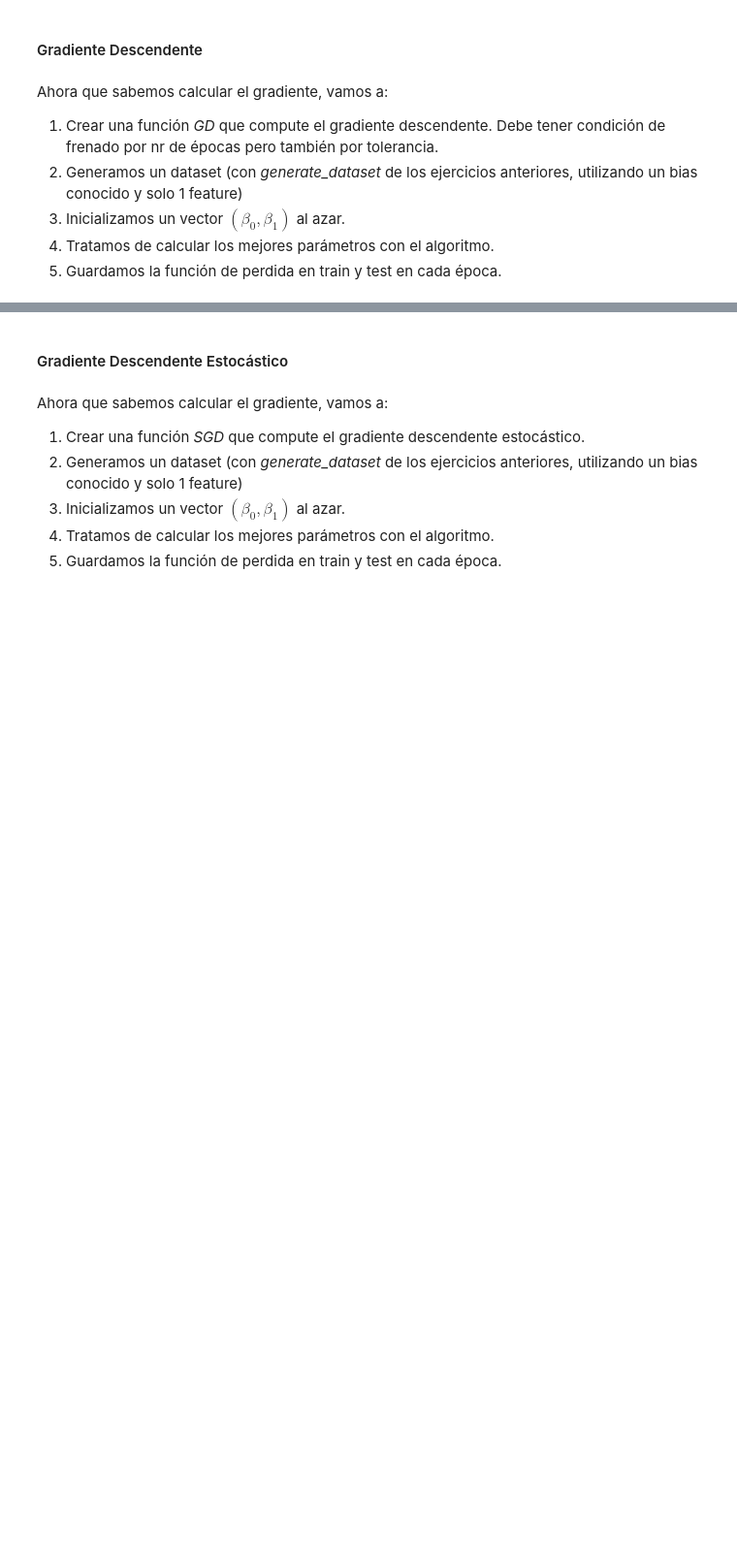
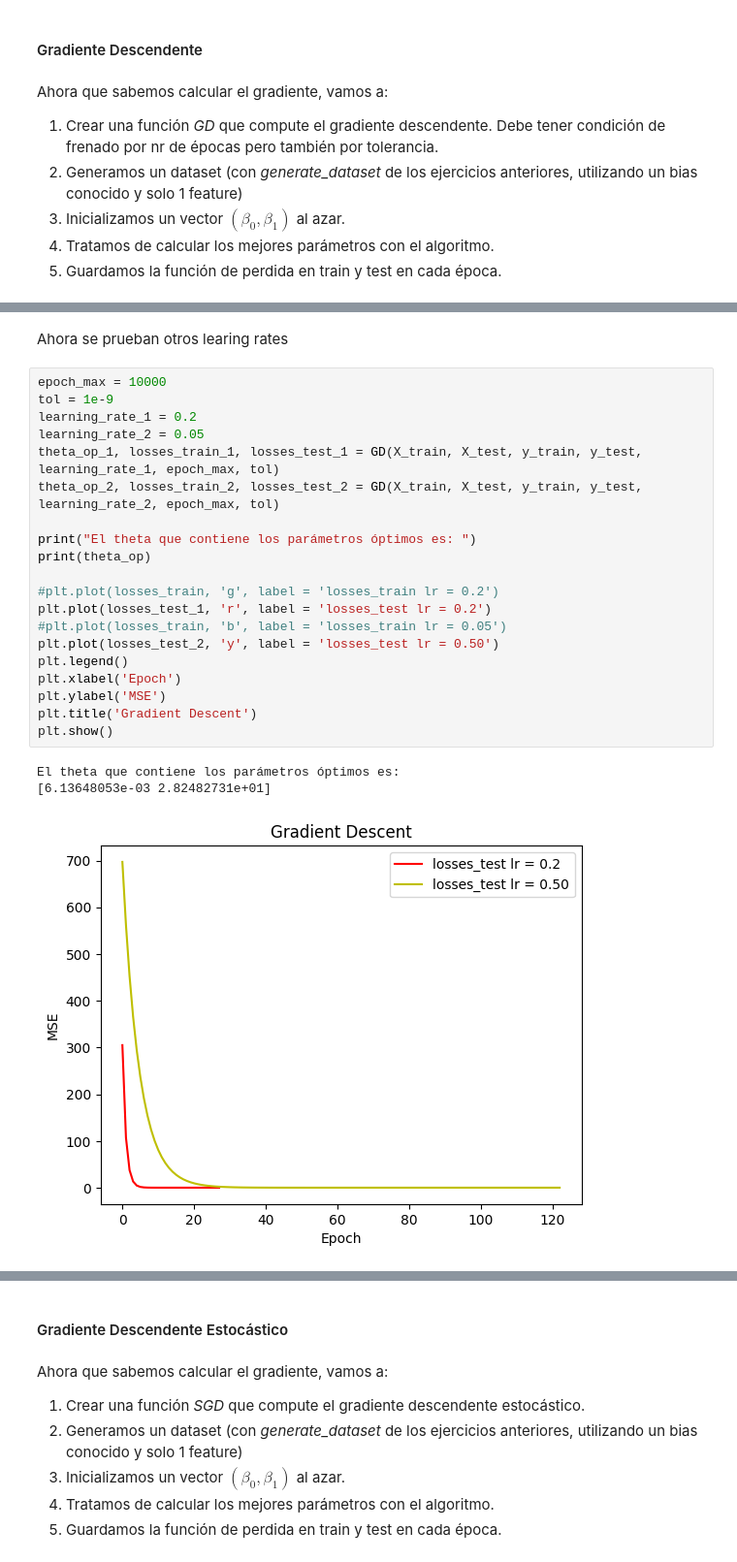
Before and after one commit to Vic-bit/intro_ia, a Jupyter notebook: tp_integrador_enunciado/tpi_parte2.ipynb, the cells around one changed output, grey strips where cells are left out. Shown at 97% size. Saved outputs shown, nothing was run; the diff lists cells and outputs as text; blank space fills up the shorter version.

```diff
--- a/tp_integrador_enunciado/tpi_parte2.ipynb
+++ b/tp_integrador_enunciado/tpi_parte2.ipynb
@@ -1294,0 +1329,26 @@ ValueError: Dot product shape mismatch, (1000, 1) vs (2,)
+# %% [markdown]
+Ahora se prueban otros learing rates
+# %%
+epoch_max = 10000
+tol = 1e-9
+learning_rate_1 = 0.2
+learning_rate_2 = 0.05
+theta_op_1, losses_train_1, losses_test_1 = GD(X_train, X_test, y_train, y_test, learning_rate_1, epoch_max, tol)
+theta_op_2, losses_train_2, losses_test_2 = GD(X_train, X_test, y_train, y_test, learning_rate_2, epoch_max, tol)
+
+print("El theta que contiene los parámetros óptimos es: ")
+print(theta_op)
+
+#plt.plot(losses_train, 'g', label = 'losses_train lr = 0.2')
+plt.plot(losses_test_1, 'r', label = 'losses_test lr = 0.2')
+#plt.plot(losses_train, 'b', label = 'losses_train lr = 0.05')
+plt.plot(losses_test_2, 'y', label = 'losses_test lr = 0.50')
+plt.legend()
+plt.xlabel('Epoch')
+plt.ylabel('MSE')
+plt.title('Gradient Descent')
+plt.show()
+# %% [output]
+El theta que contiene los parámetros óptimos es:
+[6.13648053e-03 2.82482731e+01]
+[figure, added]
```
Also changed, not shown: parts of 22 cells of this notebook, 1 other file.
